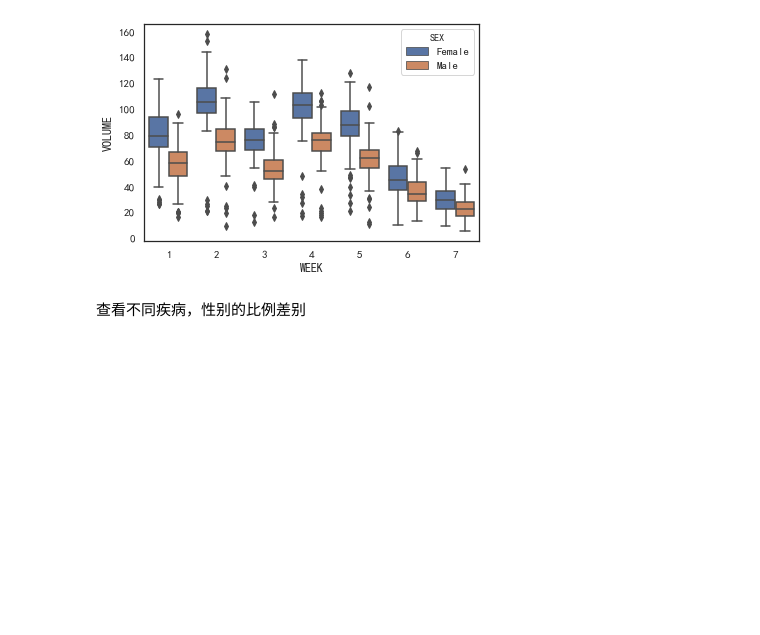
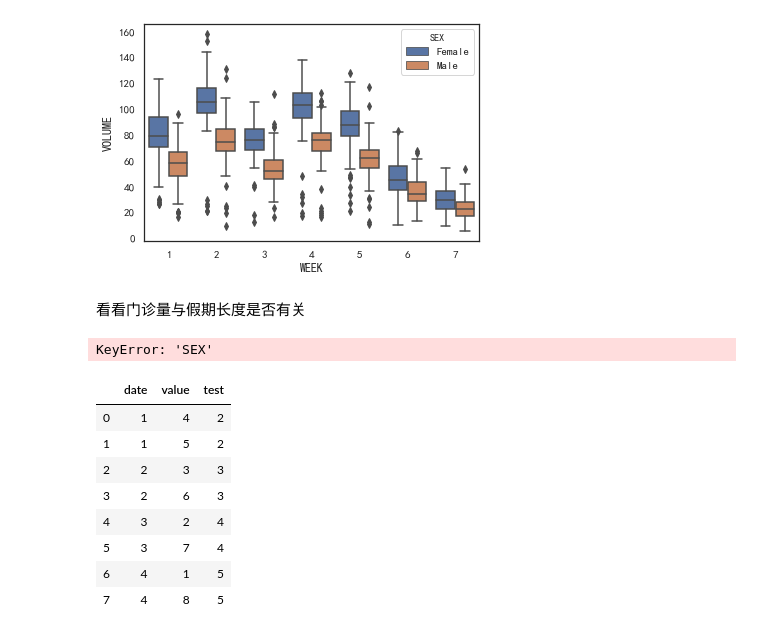
Before and after one commit to roymustangnet/dctzy, a Jupyter notebook: VolumeAnalysis.ipynb, the cells around one changed output. Saved outputs shown, nothing was run; the diff lists cells and outputs as text; code cells hidden in the pictures; blank space fills up the shorter version.

```diff
--- a/VolumeAnalysis.ipynb
+++ b/VolumeAnalysis.ipynb
@@ -123,5 +123,42 @@ plt.show()
 g.get_figure().savefig('./results/violinplot_week_sex_volume.png', dpi=600, bbox_inches = 'tight')
 # %% [output]
 [figure]
-# %% [markdown]
-查看不同疾病，性别的比例差别
+# %% [markdown]
+看看门诊量与假期长度是否有关
+# %%
+class_cols = [Columns.Date, Columns.Dist_pre_hld, Columns.Sex]
+vol = VolumeAnalyzer.get_outpatient_volume(data, class_cols)
+
+myfont=FontProperties(fname=r'C:\Windows\Fonts\simhei.ttf',size=14)
+sns.set(font=myfont.get_name(), style='white')
+
+g = sns.boxplot(x=Columns.Week,
+            y=Columns.OutpatientVol,
+            hue=Columns.Sex,
+            data=vol,
+            )
+# plt.xticks(rotation=45)
+plt.show()
+# g.get_figure().savefig('./results/violinplot_week_sex_volume.png', dpi=600, bbox_inches = 'tight')
+# %% [output]
+KeyError: 'SEX'
+# %%
+df1 = pd.DataFrame({
+    'date': [1,2,3,4, 1,2,3,4],
+    'value':[4,3,2,1, 5,6,7,8]
+})
+df2 = pd.DataFrame({
+    'date':[1,2,3,4,5,6],
+    'test':[2,3,4,5,6,7]
+})
+pd.merge(df1, df2, on=['date'])
+# %% [output]
+|  | date | value | test |
+| 0 | 1 | 4 | 2 |
+| 1 | 1 | 5 | 2 |
+| 2 | 2 | 3 | 3 |
+| 3 | 2 | 6 | 3 |
+| 4 | 3 | 2 | 4 |
+| 5 | 3 | 7 | 4 |
+| 6 | 4 | 1 | 5 |
+| 7 | 4 | 8 | 5 |
```
Also changed, not shown: 2 other files.
